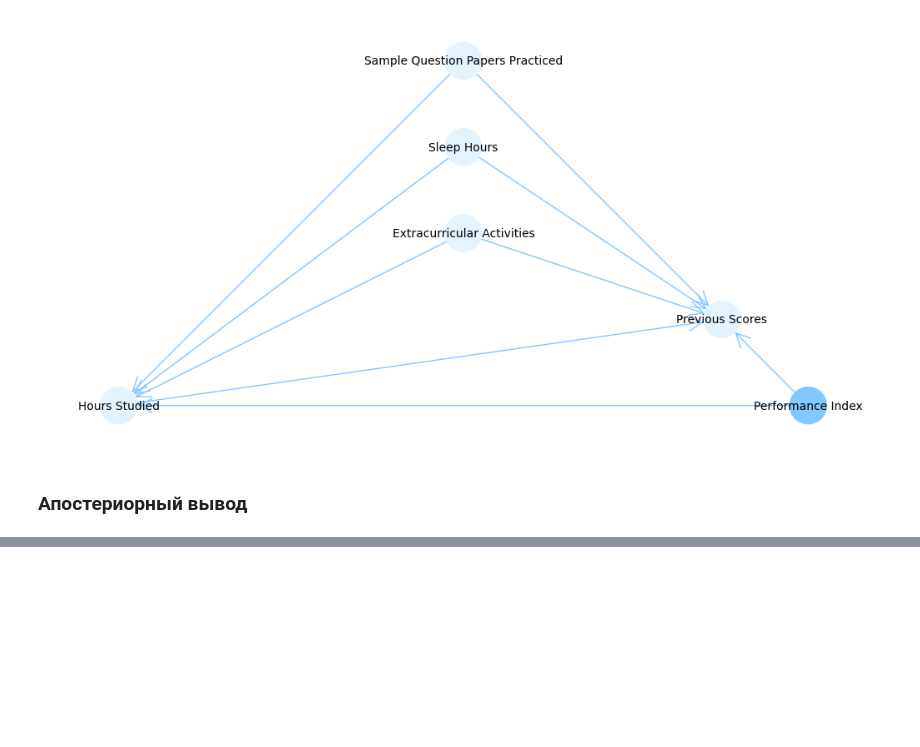
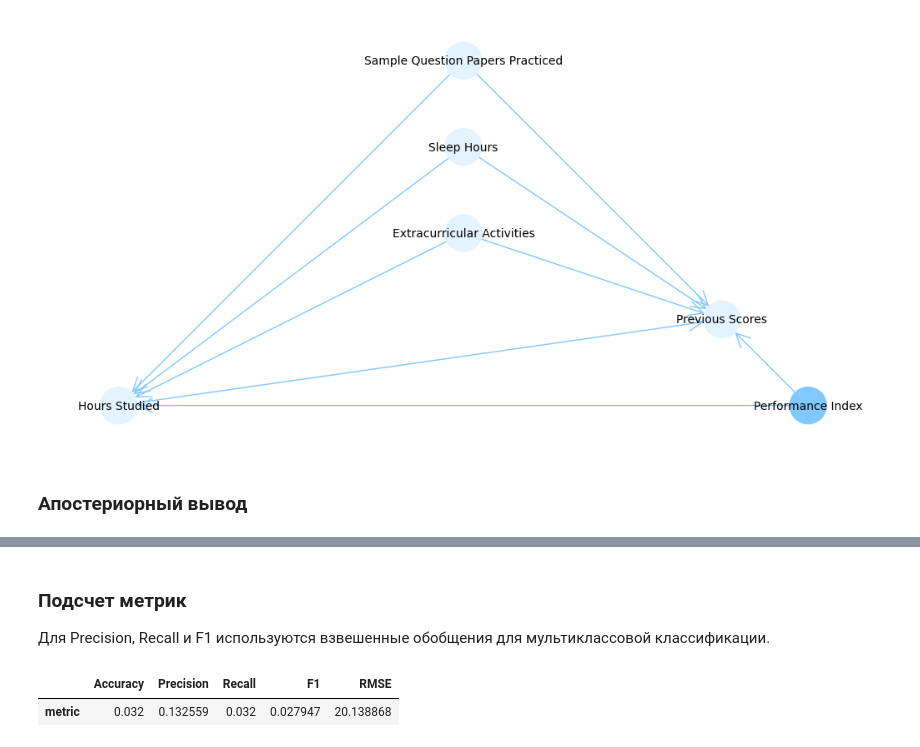
Before and after one commit to Ali-AliAli-Ali/-ML_homeworks_magistracy, a Jupyter notebook: practice_bayes_netw.ipynb, the cells around one changed output, grey strips where cells are left out. Cells and saved outputs as stored; diff of their text form; code cells hidden in the pictures; blank space fills up the shorter version.

Commit message:
Posterior output, evaluation added

```diff
--- a/practice_bayes_netw.ipynb
+++ b/practice_bayes_netw.ipynb
@@ -209,8 +184,8 @@ dtype: float64
 
 ### Разделение датасета на обучающую и тестировочную выборки
 # %%
-x_train, x_test, y_train, y_test = train_test_split(df_num_norm.drop(columns=['Performance Index']),
-                                                    df_num_norm['Performance Index'],
+x_train, x_test, y_train, y_test = train_test_split(df_num.drop(columns=['Performance Index']),
+                                                    df_num['Performance Index'],
                                                     test_size=0.25,
                                                     random_state=1)
 train = pd.concat([x_train, y_train], axis=1)
@@ -245,7 +220,18 @@ plt.show()
 [figure]
 # %% [markdown]
 ### Апостериорный вывод
-# %%
-inference = VariableElimination(b_network)
-posterior = inference.query(variables=['Performance Index'], evidence={'Hours Studied': 2})
-print("Posterior probabilities given evidence:\n", posterior)
+# %%
+inference = VariableElimination(b_network)
+
+n_tests = 5
+test_queries = x_test.head(n_tests)
+for i in range(n_tests):
+    test_index = test_queries.index[i]
+    test_evidence = test_queries.loc[test_index].to_dict()
+    posterior = inference.query(variables=['Performance Index'],
+                                evidence=test_evidence)
+    print(f'Test {i+1}: \n\
+          Evidence: {test_evidence} \n\
+          Performance Index with largest posterior probability for given evidence: {np.argmax(posterior.values)+10}, prob={posterior.values.max():0,.10f}\n\
+          Top-5 values for Performance Index sorted by posterior probability:     {np.argsort(posterior.values)[-5:][::-1]+10} \n\
+          Expected Performance Index: {y_test.loc[test_index]} \n')
@@ -251,0 +256,21 @@ print("Posterior probabilities given evidence:\n", posterior)
+# %% [markdown]
+### Подсчет метрик
+
+Для Precision, Recall и F1 используются взвешенные обобщения для мультиклассовой классификации.
+# %%
+prediction = []
+for i in range(x_test.shape[0]):
+    posterior = inference.query(variables=['Performance Index'],
+                                evidence=x_test.loc[x_test.index[i]].to_dict())
+    prediction.append(np.argmax(posterior.values)+10)
+# %%
+pd.DataFrame({
+    'Accuracy': accuracy_score(y_test, prediction),
+    'Precision': precision_score(y_test, prediction, average='weighted', zero_division=0.0),
+    'Recall': recall_score(y_test, prediction, average='weighted', zero_division=0.0),
+    'F1': f1_score(y_test, prediction, average='weighted'),
+    'RMSE': root_mean_squared_error(y_test, prediction)
+}, index=['metric'])
+# %% [output]
+|  | Accuracy | Precision | Recall | F1 | RMSE |
+| metric | 0.032 | 0.132559 | 0.032 | 0.027947 | 20.138868 |
```
Also changed, not shown: parts of 7 cells of this notebook.
